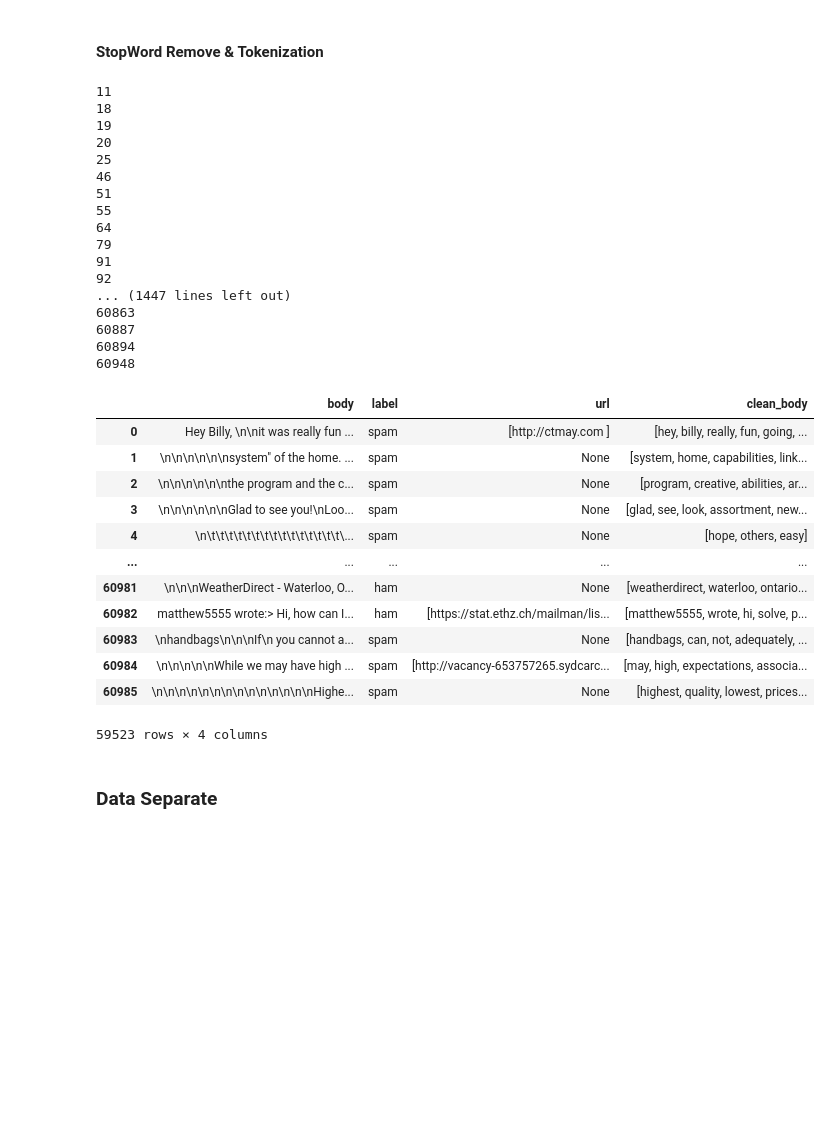
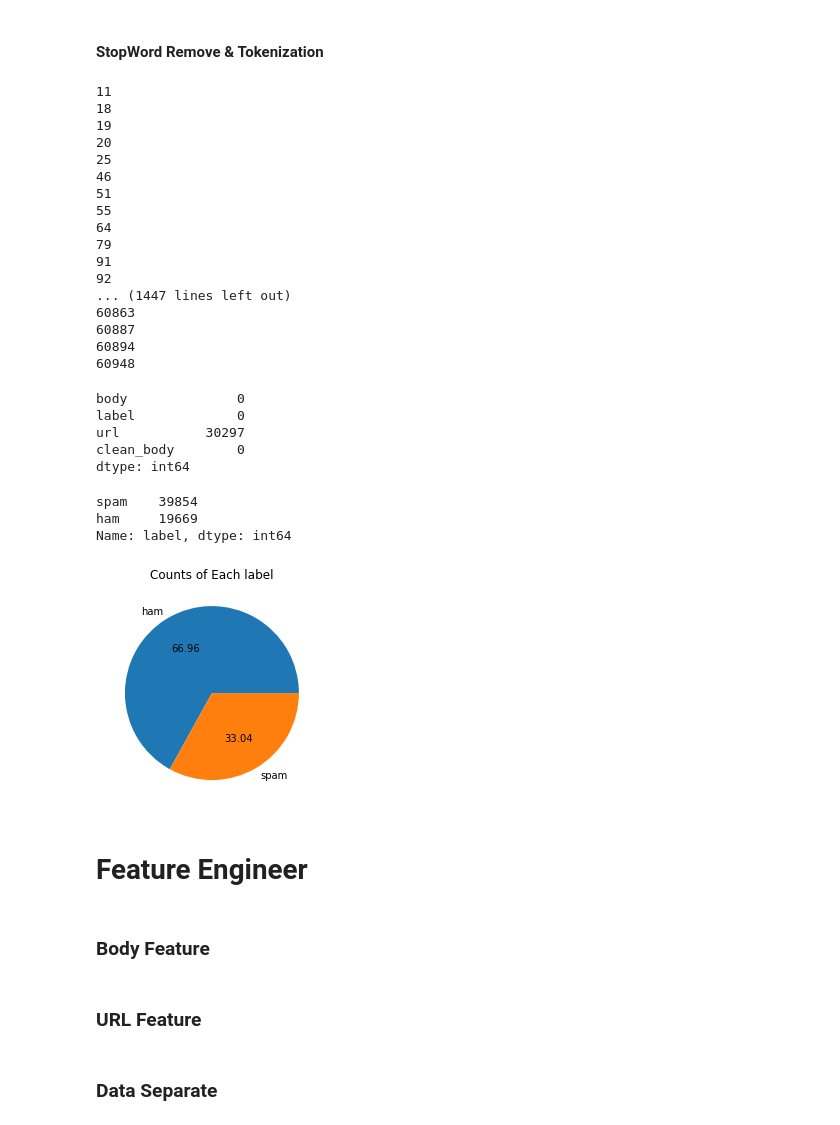
Before and after one commit to lawrenceleemy/PRCO304HK_2022_LEEMINGYI, a Jupyter notebook: fyp_process.ipynb, the cells around one changed output. Drawn from its saved outputs; the diff is of its cells as text; code cells hidden in the pictures; blank space fills up the shorter version.

```diff
--- a/fyp_process.ipynb
+++ b/fyp_process.ipynb
@@ -61,7 +46,7 @@ Name: label, dtype: int64
 def url_ex(dfrow):
     url = re.findall("(http.*)\s",dfrow['body'])
     if len(url) > 0:
-        dfrow['url'] = url
+        dfrow['url'] = url[0]
     else:
         dfrow['url'] = None
     return dfrow
@@ -99,9 +85,8 @@ def drop_null(processdf):
             pass
     return processdf.drop(drop_list)
 # %%
-df3 = drop_null(dfurl)
-df3.to_csv('tocken(preprocess).csv', index=False)
-df3
+df2 = drop_null(dfurl)
+df2.to_csv('tocken(preprocess).csv', index=False)
 # %% [output]
 11
 18
@@ -120,19 +105,32 @@ df3
 60887
 60894
 60948
-|  | body | label | url | clean_body |
-| 0 | Hey Billy, \n\nit was really fun ... | spam | [http://ctmay.com ] | [hey, billy, really, fun, going, ... |
-| 1 | \n\n\n\n\n\nsystem" of the home. ... | spam | None | [system, home, capabilities, link... |
-| 2 | \n\n\n\n\n\nthe program and the c... | spam | None | [program, creative, abilities, ar... |
-| 3 | \n\n\n\n\n\nGlad to see you!\nLoo... | spam | None | [glad, see, look, assortment, new... |
-| 4 | \n\t\t\t\t\t\t\t\t\t\t\t\t\t\t\t\... | spam | None | [hope, others, easy] |
-| ... | ... | ... | ... | ... |
-| 60981 | \n\n\nWeatherDirect - Waterloo, O... | ham | None | [weatherdirect, waterloo, ontario... |
-| 60982 | matthew5555 wrote:> Hi, how can I... | ham | [https://stat.ethz.ch/mailman/lis... | [matthew5555, wrote, hi, solve, p... |
-| 60983 | \nhandbags\n\n\nIf\n you cannot a... | spam | None | [handbags, can, not, adequately, ... |
-| 60984 | \n\n\n\n\nWhile we may have high ... | spam | [http://vacancy-653757265.sydcarc... | [may, high, expectations, associa... |
-| 60985 | \n\n\n\n\n\n\n\n\n\n\n\n\n\nHighe... | spam | None | [highest, quality, lowest, prices... |
-59523 rows × 4 columns
+# %%
+# check for null values
+df2.isnull().sum()
+# %% [output]
+body              0
+label             0
+url           30297
+clean_body        0
+dtype: int64
+# %%
+# Print counts of each label
+print(df2['label'].value_counts())
+plt.pie(df2['label'].value_counts(), labels=['ham','spam'],autopct="%0.2f")
+plt.title('Counts of Each label')
+plt.show()
+# %% [output]
+spam    39854
+ham     19669
+Name: label, dtype: int64
+[figure, added]
+# %% [markdown]
+# Feature Engineer
+# %% [markdown]
+### Body Feature
+# %% [markdown]
+### URL Feature
 # %% [markdown]
 ### Data Separate
 # %%
```
Also changed, not shown: parts of 4 cells of this notebook.
